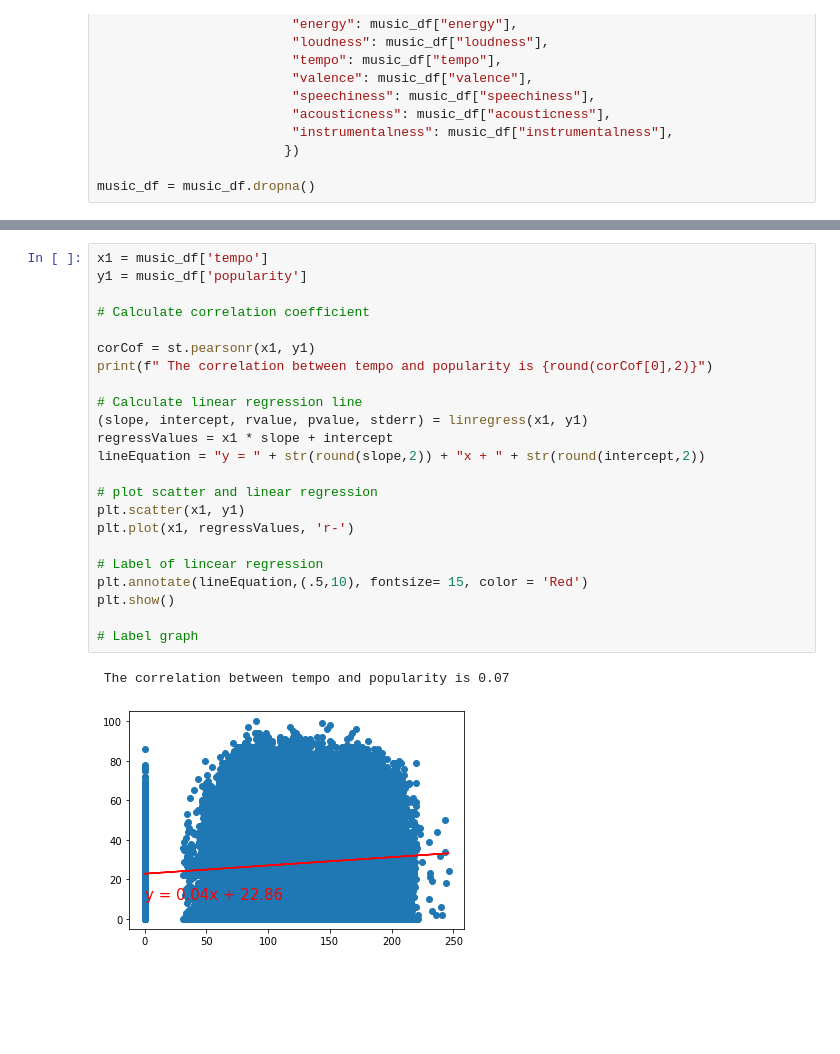
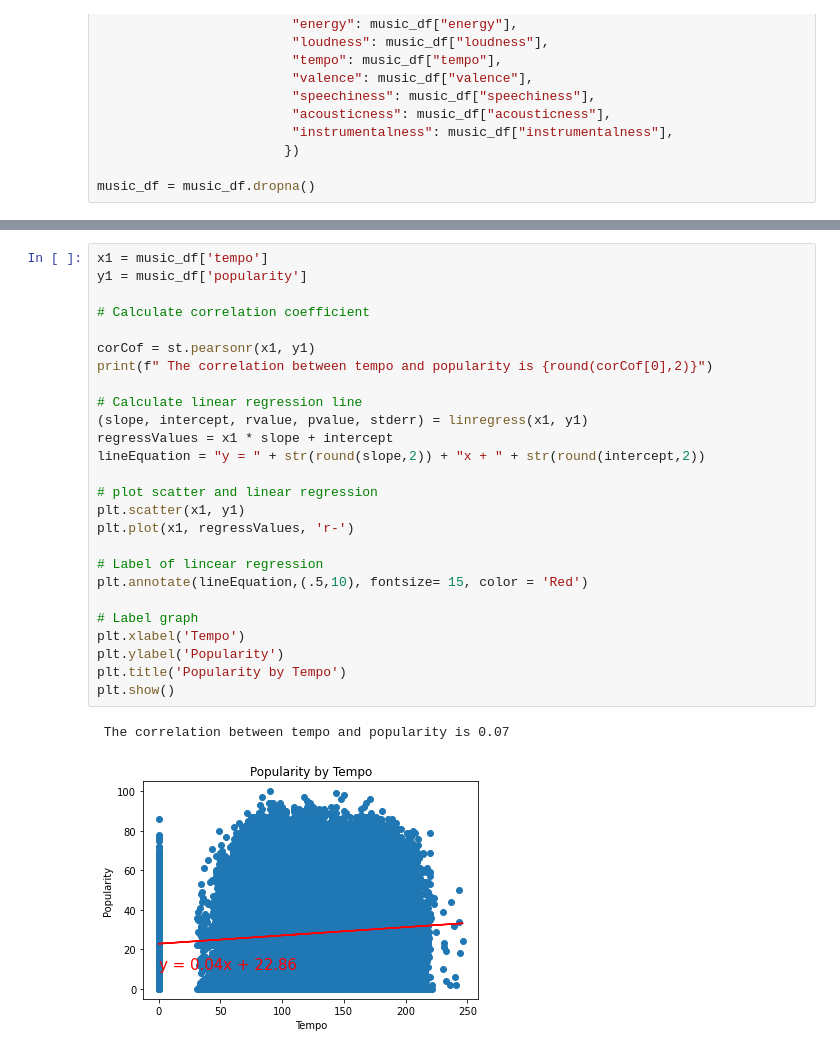
Before and after one commit to bradleyp18/Project1FreshPerspective, a Jupyter notebook: spotify.ipynb, the cells around one changed output, grey strips where cells are left out. Saved outputs shown, nothing was run; the diff lists cells and outputs as text; blank space fills up the shorter version.

```diff
--- a/spotify.ipynb
+++ b/spotify.ipynb
@@ -162,29 +170,32 @@ plt.show
 # %%
 x1 = music_df['tempo']
 y1 = music_df['popularity']
 
 # Calculate correlation coefficient
 
 corCof = st.pearsonr(x1, y1)
 print(f" The correlation between tempo and popularity is {round(corCof[0],2)}")
 
 # Calculate linear regression line
 (slope, intercept, rvalue, pvalue, stderr) = linregress(x1, y1)
 regressValues = x1 * slope + intercept
 lineEquation = "y = " + str(round(slope,2)) + "x + " + str(round(intercept,2))
 
 # plot scatter and linear regression
 plt.scatter(x1, y1)
 plt.plot(x1, regressValues, 'r-')
 
 # Label of lincear regression
 plt.annotate(lineEquation,(.5,10), fontsize= 15, color = 'Red')
-plt.show()
 
 # Label graph
+plt.xlabel('Tempo')
+plt.ylabel('Popularity')
+plt.title('Popularity by Tempo')
+plt.show()
 # %% [output]
  The correlation between tempo and popularity is 0.07
-[figure, old version]
+[figure, new version]
 # %%
 x1 = music_df['valence']
 y1 = music_df['popularity']
```
Also changed, not shown: parts of 8 cells of this notebook, 8 other files.
